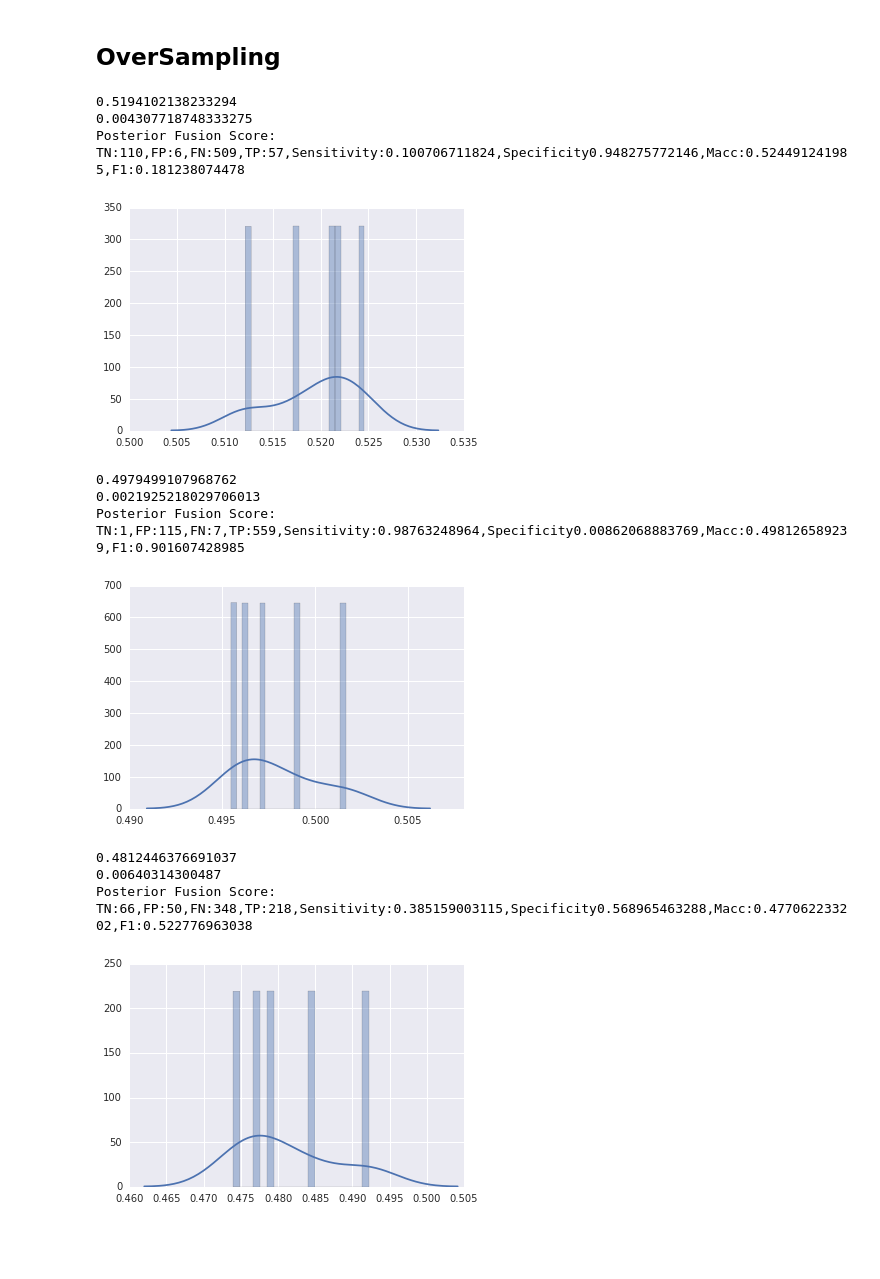
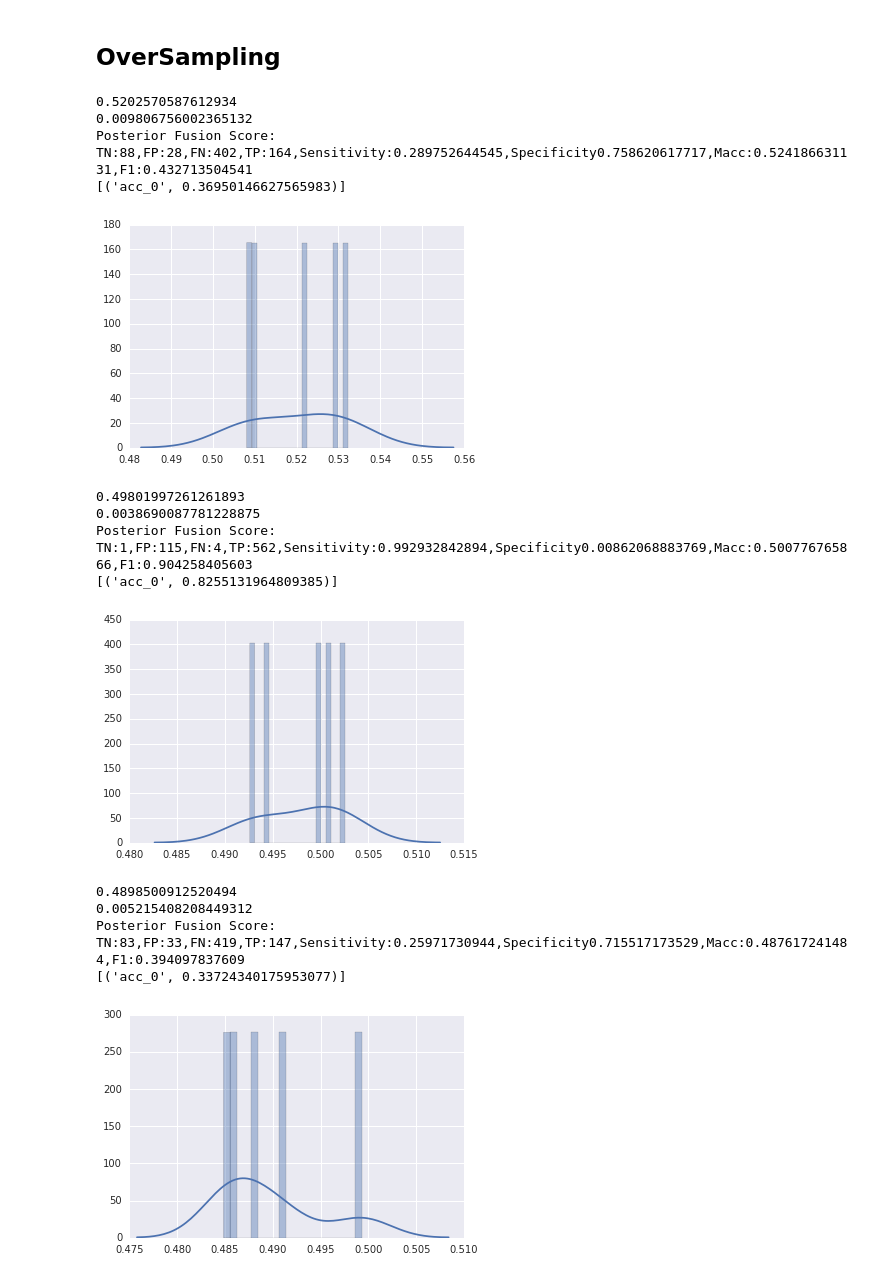
Before and after one commit to AhmedImtiazPrio/heartnet, a Jupyter notebook: featGen/trainGabor_noBagging.ipynb, the cells around one changed output. Drawn from its saved outputs; the diff is of its cells as text; code cells hidden in the pictures; blank space fills up the shorter version.

```diff
--- a/featGen/trainGabor_noBagging.ipynb
+++ b/featGen/trainGabor_noBagging.ipynb
@@ -482,7 +523,7 @@ for idx,rand_state in enumerate(rand_states):
     clf.fit(X,y)
 
     softScores.append(clf.predict_proba(X_val[:,codebook:codebook+2707]))
-    results.append(verboseMetrics(y_val,softScores[-1],verbose))
+    results.append(verboseMetrics(y_val,softScores[-1],verbose=verbose))
 
     del clf
 
@@ -496,7 +537,8 @@ fbank_posteriors = np.asarray(np.zeros((y_val.shape[0],2)))
 for each in softScores:
     fbank_posteriors+=each
 print("Posterior Fusion Score:")
-verboseMetrics(y_val,fbank_posteriors)
+fbank_posteriors /= n_estimators
+verboseMetrics(y_val,fbank_posteriors,val_files)
 
 ## Plot distribution of SVM accuracies
 
@@ -531,7 +574,7 @@ for idx,rand_state in enumerate(rand_states):
     clf.fit(X,y)
 
     softScores.append(clf.predict_proba(X_val[:,codebook+2707:]))
-    results.append(verboseMetrics(y_val,softScores[-1],verbose))
+    results.append(verboseMetrics(y_val,softScores[-1],verbose=verbose))
 
     del clf
 
@@ -545,7 +588,8 @@ compare_posteriors = np.asarray(np.zeros((y_val.shape[0],2)))
 for each in softScores:
     compare_posteriors+=each
 print("Posterior Fusion Score:")
-verboseMetrics(y_val,compare_posteriors)
+compare_posteriors /= n_estimators
+verboseMetrics(y_val,compare_posteriors,val_files)
 
 ## Plot distribution of SVM accuracies
 
@@ -593,7 +639,7 @@ for idx,rand_state in enumerate(rand_states):
     clf.fit(X,y)
 
     softScores.append(clf.predict_proba(X_val[:,:codebook]))
-    results.append(verboseMetrics(y_val,softScores[-1],verbose))
+    results.append(verboseMetrics(y_val,softScores[-1],verbose=verbose))
 
     del clf
 
@@ -607,18 +653,20 @@ boaw_posteriors = np.asarray(np.zeros((y_val.shape[0],2)))
 for each in softScores:
     boaw_posteriors+=each
 print("Posterior Fusion Score:")
-verboseMetrics(y_val,boaw_posteriors)
+boaw_posteriors /= n_estimators
+verboseMetrics(y_val,boaw_posteriors,val_files)
 
 ## Plot distribution of SVM accuracies
 
 sns.distplot(results,20)
 plt.show()
 # %% [output]
-0.5194102138233294
-0.004307718748333275
+0.5202570587612934
+0.009806756002365132
 Posterior Fusion Score:
-TN:110,FP:6,FN:509,TP:57,Sensitivity:0.100706711824,Specificity0.948275772146,Macc:0.524491241985,F1:0.181238074478
+TN:88,FP:28,FN:402,TP:164,Sensitivity:0.289752644545,Specificity0.758620617717,Macc:0.524186631131,F1:0.432713504541
+[('acc_0', 0.36950146627565983)]
-[figure, old version]
+[figure, new version]
 # %%
 ## Fbank
 
@@ -639,7 +687,7 @@ for idx,rand_state in enumerate(rand_states):
     clf.fit(X,y)
 
     softScores.append(clf.predict_proba(X_val[:,codebook:codebook+2707]))
-    results.append(verboseMetrics(y_val,softScores[-1],verbose))
+    results.append(verboseMetrics(y_val,softScores[-1],verbose=verbose))
 
     del clf
 
@@ -653,18 +701,20 @@ fbank_posteriors = np.asarray(np.zeros((y_val.shape[0],2)))
 for each in softScores:
     fbank_posteriors+=each
 print("Posterior Fusion Score:")
-verboseMetrics(y_val,fbank_posteriors)
+fbank_posteriors /= n_estimators
+verboseMetrics(y_val,fbank_posteriors,val_files)
 
 ## Plot distribution of SVM accuracies
 
 sns.distplot(results,20)
 plt.show()
 # %% [output]
-0.4979499107968762
-0.0021925218029706013
+0.49801997261261893
+0.0038690087781228875
 Posterior Fusion Score:
-TN:1,FP:115,FN:7,TP:559,Sensitivity:0.98763248964,Specificity0.00862068883769,Macc:0.498126589239,F1:0.901607428985
+TN:1,FP:115,FN:4,TP:562,Sensitivity:0.992932842894,Specificity0.00862068883769,Macc:0.500776765866,F1:0.904258405603
+[('acc_0', 0.8255131964809385)]
-[figure, old version]
+[figure, new version]
 # %%
 ## Compare
 
@@ -679,39 +729,41 @@ for idx,rand_state in enumerate(rand_states):
     rus = RandomOverSampler(random_state=rand_state)
     X,y = rus.fit_resample(X_train[:,codebook+2707:],y_train)
 
     clf = NuSVC(kernel='linear',probability=True,verbose=verbose,
               random_state=rand_state, nu = .5)
     if verbose:
         print("Training SVM %d" % idx)
     clf.fit(X,y)
 
     softScores.append(clf.predict_proba(X_val[:,codebook+2707:]))
-    results.append(verboseMetrics(y_val,softScores[-1],verbose))
+    results.append(verboseMetrics(y_val,softScores[-1],verbose=verbose))
 
     del clf
 
 print(np.mean(results))
 print(np.std(results))
 
 ## Calculate fused posteriors for all the SVMs
 
 compare_posteriors = np.asarray(np.zeros((y_val.shape[0],2)))
 
 for each in softScores:
     compare_posteriors+=each
 print("Posterior Fusion Score:")
-verboseMetrics(y_val,compare_posteriors)
+compare_posteriors /= n_estimators
+verboseMetrics(y_val,compare_posteriors,val_files)
 
 ## Plot distribution of SVM accuracies
 
 sns.distplot(results,20)
 plt.show()
 # %% [output]
-0.4812446376691037
-0.00640314300487
+0.4898500912520494
+0.005215408208449312
 Posterior Fusion Score:
-TN:66,FP:50,FN:348,TP:218,Sensitivity:0.385159003115,Specificity0.568965463288,Macc:0.477062233202,F1:0.522776963038
+TN:83,FP:33,FN:419,TP:147,Sensitivity:0.25971730944,Specificity0.715517173529,Macc:0.487617241484,F1:0.394097837609
+[('acc_0', 0.33724340175953077)]
-[figure, old version]
+[figure, new version]
 # %%
 weights = [.53,.17,.3]
 
```
Also changed, not shown: parts of 15 cells of this notebook, 3 other files.
